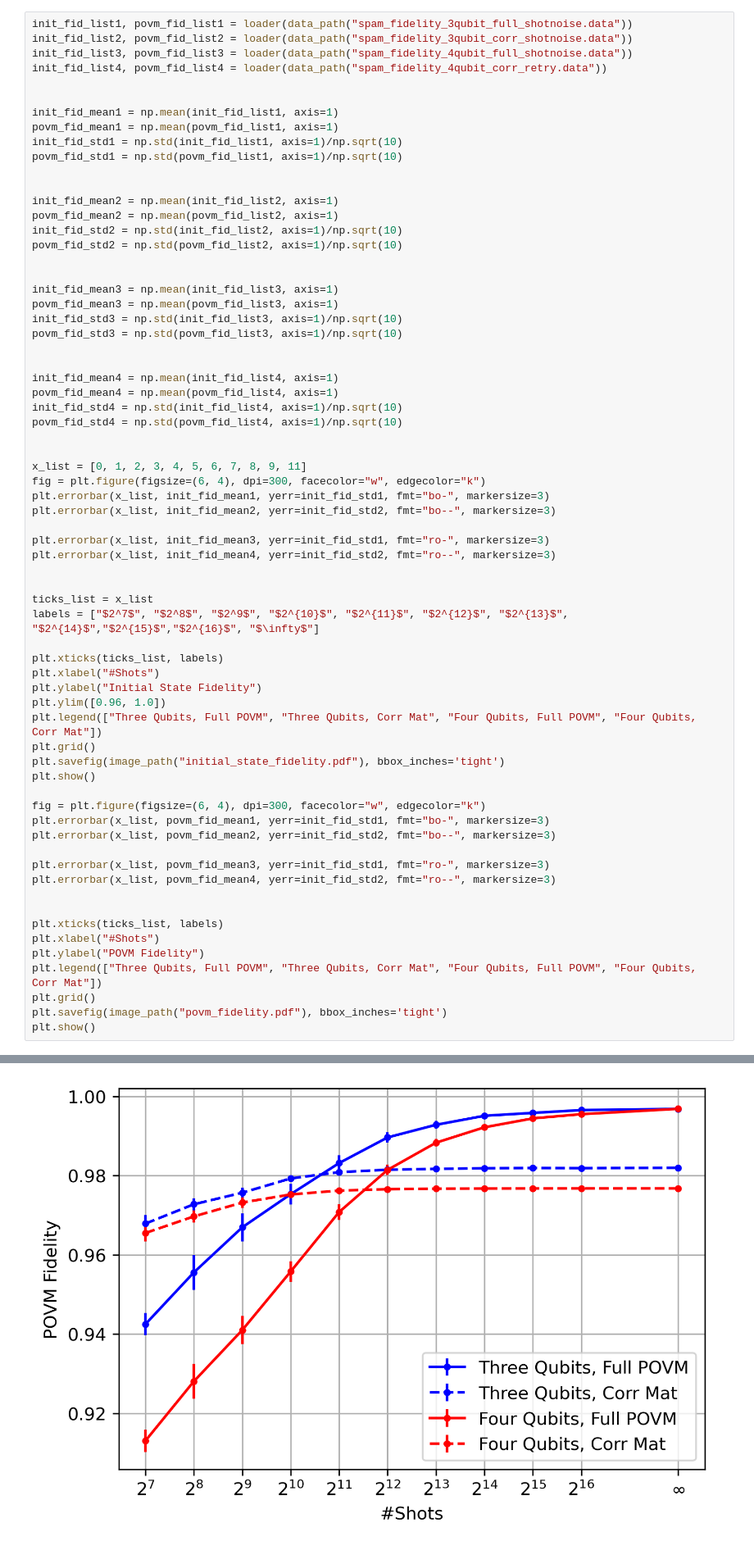
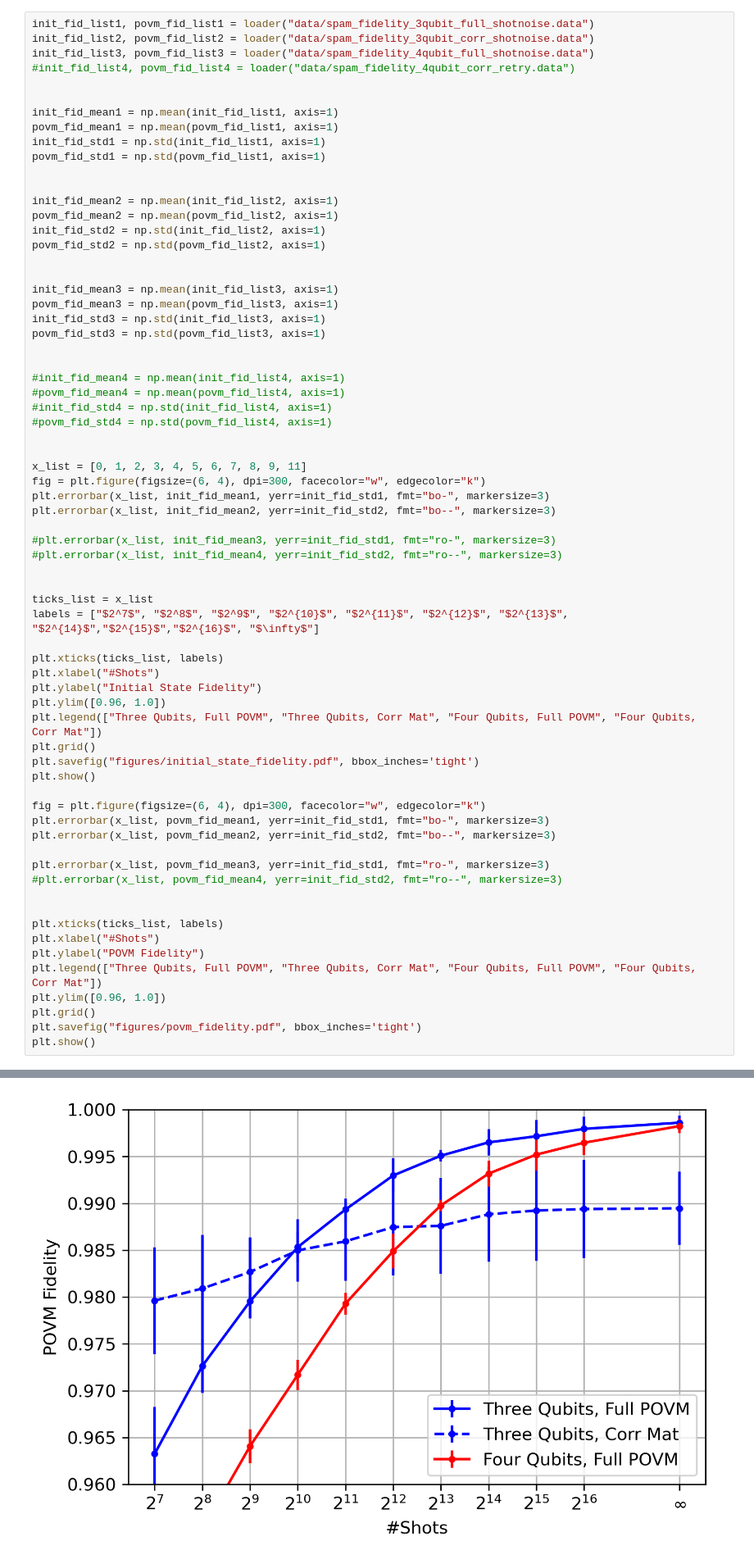
Before and after one commit to KristianWold/experimental-quantum-spectrum, a Jupyter notebook: notebooks/nisq_spectrum/spam_benchmarks/SPAM Benchmarks, Analysis.ipynb, the cells around one changed output, grey strips where cells are left out. Shown at 82% size. Saved outputs shown, nothing was run; the diff lists cells and outputs as text.

Commit message:
Rerun SPAM benchmarks with more relaistic synthetic data

```diff
--- a/notebooks/nisq_spectrum/spam_benchmarks/SPAM Benchmarks, Analysis.ipynb
+++ b/notebooks/nisq_spectrum/spam_benchmarks/SPAM Benchmarks, Analysis.ipynb
@@ -31,34 +31,34 @@ os.environ["CUDA_VISIBLE_DEVICES"] = "-1"
 # %% [markdown]
 ## Plot
 # %%
-init_fid_list1, povm_fid_list1 = loader(data_path("spam_fidelity_3qubit_full_shotnoise.data"))
-init_fid_list2, povm_fid_list2 = loader(data_path("spam_fidelity_3qubit_corr_shotnoise.data"))
-init_fid_list3, povm_fid_list3 = loader(data_path("spam_fidelity_4qubit_full_shotnoise.data"))
-init_fid_list4, povm_fid_list4 = loader(data_path("spam_fidelity_4qubit_corr_retry.data"))
+init_fid_list1, povm_fid_list1 = loader("data/spam_fidelity_3qubit_full_shotnoise.data")
+init_fid_list2, povm_fid_list2 = loader("data/spam_fidelity_3qubit_corr_shotnoise.data")
+init_fid_list3, povm_fid_list3 = loader("data/spam_fidelity_4qubit_full_shotnoise.data")
+#init_fid_list4, povm_fid_list4 = loader("data/spam_fidelity_4qubit_corr_retry.data")
 
 
 init_fid_mean1 = np.mean(init_fid_list1, axis=1)
 povm_fid_mean1 = np.mean(povm_fid_list1, axis=1)
-init_fid_std1 = np.std(init_fid_list1, axis=1)/np.sqrt(10)
-povm_fid_std1 = np.std(povm_fid_list1, axis=1)/np.sqrt(10)
+init_fid_std1 = np.std(init_fid_list1, axis=1)
+povm_fid_std1 = np.std(povm_fid_list1, axis=1)
 
 
 init_fid_mean2 = np.mean(init_fid_list2, axis=1)
 povm_fid_mean2 = np.mean(povm_fid_list2, axis=1)
-init_fid_std2 = np.std(init_fid_list2, axis=1)/np.sqrt(10)
-povm_fid_std2 = np.std(povm_fid_list2, axis=1)/np.sqrt(10)
+init_fid_std2 = np.std(init_fid_list2, axis=1)
+povm_fid_std2 = np.std(povm_fid_list2, axis=1)
 
 
 init_fid_mean3 = np.mean(init_fid_list3, axis=1)
 povm_fid_mean3 = np.mean(povm_fid_list3, axis=1)
-init_fid_std3 = np.std(init_fid_list3, axis=1)/np.sqrt(10)
-povm_fid_std3 = np.std(povm_fid_list3, axis=1)/np.sqrt(10)
+init_fid_std3 = np.std(init_fid_list3, axis=1)
+povm_fid_std3 = np.std(povm_fid_list3, axis=1)
 
 
-init_fid_mean4 = np.mean(init_fid_list4, axis=1)
-povm_fid_mean4 = np.mean(povm_fid_list4, axis=1)
-init_fid_std4 = np.std(init_fid_list4, axis=1)/np.sqrt(10)
-povm_fid_std4 = np.std(povm_fid_list4, axis=1)/np.sqrt(10)
+#init_fid_mean4 = np.mean(init_fid_list4, axis=1)
+#povm_fid_mean4 = np.mean(povm_fid_list4, axis=1)
+#init_fid_std4 = np.std(init_fid_list4, axis=1)
+#povm_fid_std4 = np.std(povm_fid_list4, axis=1)
 
 
 x_list = [0, 1, 2, 3, 4, 5, 6, 7, 8, 9, 11]
@@ -66,8 +66,8 @@ fig = plt.figure(figsize=(6, 4), dpi=300, facecolor="w", edgecolor="k")
 plt.errorbar(x_list, init_fid_mean1, yerr=init_fid_std1, fmt="bo-", markersize=3)
 plt.errorbar(x_list, init_fid_mean2, yerr=init_fid_std2, fmt="bo--", markersize=3)
 
-plt.errorbar(x_list, init_fid_mean3, yerr=init_fid_std1, fmt="ro-", markersize=3)
-plt.errorbar(x_list, init_fid_mean4, yerr=init_fid_std2, fmt="ro--", markersize=3)
+#plt.errorbar(x_list, init_fid_mean3, yerr=init_fid_std1, fmt="ro-", markersize=3)
+#plt.errorbar(x_list, init_fid_mean4, yerr=init_fid_std2, fmt="ro--", markersize=3)
 
 
 ticks_list = x_list
@@ -79,7 +79,7 @@ plt.ylabel("Initial State Fidelity")
 plt.ylim([0.96, 1.0])
 plt.legend(["Three Qubits, Full POVM", "Three Qubits, Corr Mat", "Four Qubits, Full POVM", "Four Qubits, Corr Mat"])
 plt.grid()
-plt.savefig(image_path("initial_state_fidelity.pdf"), bbox_inches='tight')
+plt.savefig("figures/initial_state_fidelity.pdf", bbox_inches='tight')
 plt.show()
 
 fig = plt.figure(figsize=(6, 4), dpi=300, facecolor="w", edgecolor="k")
@@ -87,14 +87,15 @@ plt.errorbar(x_list, povm_fid_mean1, yerr=init_fid_std1, fmt="bo-", markersize=3
 plt.errorbar(x_list, povm_fid_mean2, yerr=init_fid_std2, fmt="bo--", markersize=3)
 
 plt.errorbar(x_list, povm_fid_mean3, yerr=init_fid_std1, fmt="ro-", markersize=3)
-plt.errorbar(x_list, povm_fid_mean4, yerr=init_fid_std2, fmt="ro--", markersize=3)
+#plt.errorbar(x_list, povm_fid_mean4, yerr=init_fid_std2, fmt="ro--", markersize=3)
 
 
 plt.xticks(ticks_list, labels)
 plt.xlabel("#Shots")
 plt.ylabel("POVM Fidelity")
 plt.legend(["Three Qubits, Full POVM", "Three Qubits, Corr Mat", "Four Qubits, Full POVM", "Four Qubits, Corr Mat"])
+plt.ylim([0.96, 1.0])
 plt.grid()
-plt.savefig(image_path("povm_fidelity.pdf"), bbox_inches='tight')
+plt.savefig("figures/povm_fidelity.pdf", bbox_inches='tight')
 plt.show()
 # %% [output]
@@ -102,4 +103,4 @@ plt.show()
-[figure, old version]
+[figure, new version]
 # %%
 init_fid_list1, povm_fid_list1 = loader(data_path("spam_fidelity_3qubit_full_retry.data"))
 init_fid_list2, povm_fid_list2 = loader(data_path("spam_fidelity_3qubit_corr_retry.data"))
```
Also changed, not shown: parts of 2 cells of this notebook, 20 other files.
